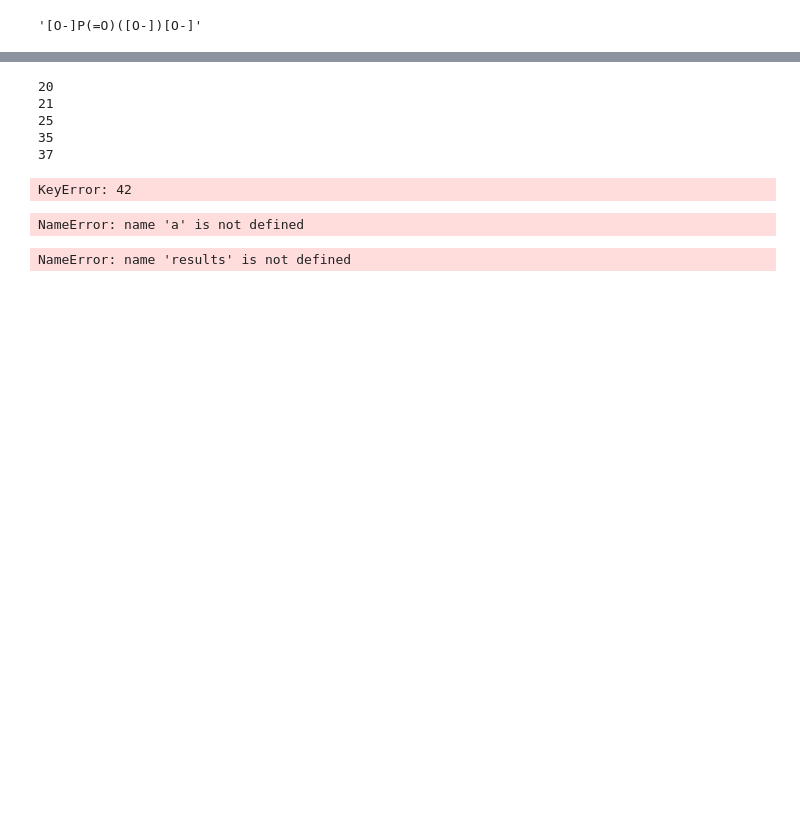
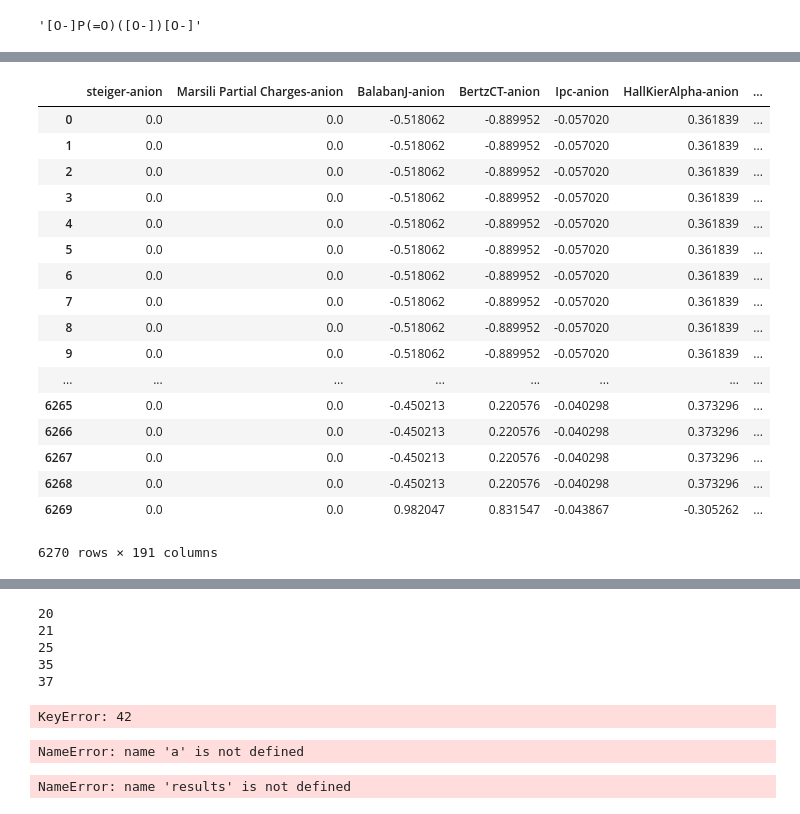
Before and after one commit to wesleybeckner/gains, a Jupyter notebook: scripts/gains_prototype.ipynb, the cells around one changed output, grey strips where cells are left out. Saved outputs shown, nothing was run; the diff lists cells and outputs as text; code cells hidden in the pictures; blank space fills up the shorter version.

```diff
--- a/scripts/gains_prototype.ipynb
+++ b/scripts/gains_prototype.ipynb
@@ -361,0 +152,21 @@ out_1000 = backup
+# %%
+datadf
+# %% [output]
+|  | steiger-anion | Marsili Partial Charges-anion | BalabanJ-anion | BertzCT-anion | Ipc-anion | HallKierAlpha-anion | ... |
+| 0 | 0.0 | 0.0 | -0.518062 | -0.889952 | -0.057020 | 0.361839 | ... |
+| 1 | 0.0 | 0.0 | -0.518062 | -0.889952 | -0.057020 | 0.361839 | ... |
+| 2 | 0.0 | 0.0 | -0.518062 | -0.889952 | -0.057020 | 0.361839 | ... |
+| 3 | 0.0 | 0.0 | -0.518062 | -0.889952 | -0.057020 | 0.361839 | ... |
+| 4 | 0.0 | 0.0 | -0.518062 | -0.889952 | -0.057020 | 0.361839 | ... |
+| 5 | 0.0 | 0.0 | -0.518062 | -0.889952 | -0.057020 | 0.361839 | ... |
+| 6 | 0.0 | 0.0 | -0.518062 | -0.889952 | -0.057020 | 0.361839 | ... |
+| 7 | 0.0 | 0.0 | -0.518062 | -0.889952 | -0.057020 | 0.361839 | ... |
+| 8 | 0.0 | 0.0 | -0.518062 | -0.889952 | -0.057020 | 0.361839 | ... |
+| 9 | 0.0 | 0.0 | -0.518062 | -0.889952 | -0.057020 | 0.361839 | ... |
+| ... | ... | ... | ... | ... | ... | ... | ... |
+| 6265 | 0.0 | 0.0 | -0.450213 | 0.220576 | -0.040298 | 0.373296 | ... |
+| 6266 | 0.0 | 0.0 | -0.450213 | 0.220576 | -0.040298 | 0.373296 | ... |
+| 6267 | 0.0 | 0.0 | -0.450213 | 0.220576 | -0.040298 | 0.373296 | ... |
+| 6268 | 0.0 | 0.0 | -0.450213 | 0.220576 | -0.040298 | 0.373296 | ... |
+| 6269 | 0.0 | 0.0 | 0.982047 | 0.831547 | -0.043867 | -0.305262 | ... |
+6270 rows × 191 columns
```
Also changed, not shown: parts of 21 cells of this notebook, 29 other files.
